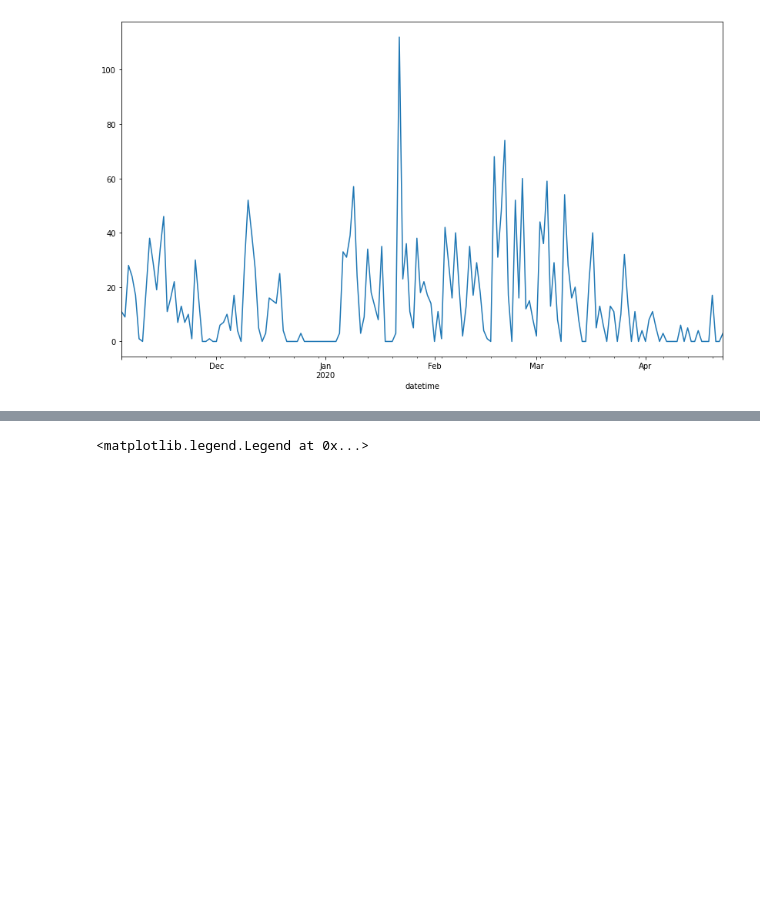
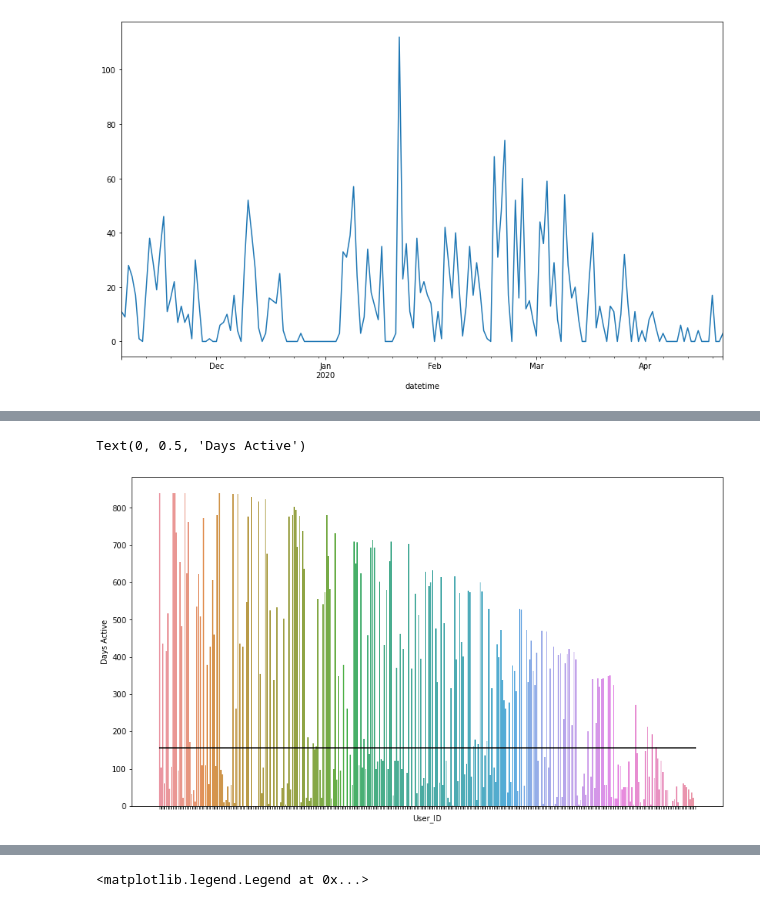
Before and after one commit to CameronGTaylor/anomaly_detection, a Jupyter notebook: time_series_anomaly_detection.ipynb, the cells around one changed output, grey strips where cells are left out. Drawn from its saved outputs; the diff is of its cells as text; code cells hidden in the pictures; blank space fills up the shorter version.

```diff
--- a/time_series_anomaly_detection.ipynb
+++ b/time_series_anomaly_detection.ipynb
@@ -74,0 +167,8 @@ def active_time_for_users(cohort):
+# %%
+temp = pd.DataFrame(columns = ['user','time_active'])
+for cohort in sorted(df.cohort.unique()):
+    info = who_are_outliers(cohort)
+    if info.index != []:
+        info.time_active = info.time_active.dt.days
+        info['cohort'] = cohort
+        temp = temp.append(info, sort=False)
@@ -74,0 +202,11 @@ def active_time_for_users(cohort):
+# %%
+sns.barplot('user','time_active', data=temp, ).set(xticklabels=[])
+# temp.plot.bar('user', 'time_active', )
+# plt.bar('user', 'time_active', data=temp, label='cohort',)
+left, right = plt.xlim()
+plt.hlines(155, left, right)
+plt.xlabel('User_ID')
+plt.ylabel('Days Active')
+# %% [output]
+Text(0, 0.5, 'Days Active')
+[figure, added]
```
Also changed, not shown: parts of 41 cells of this notebook.
